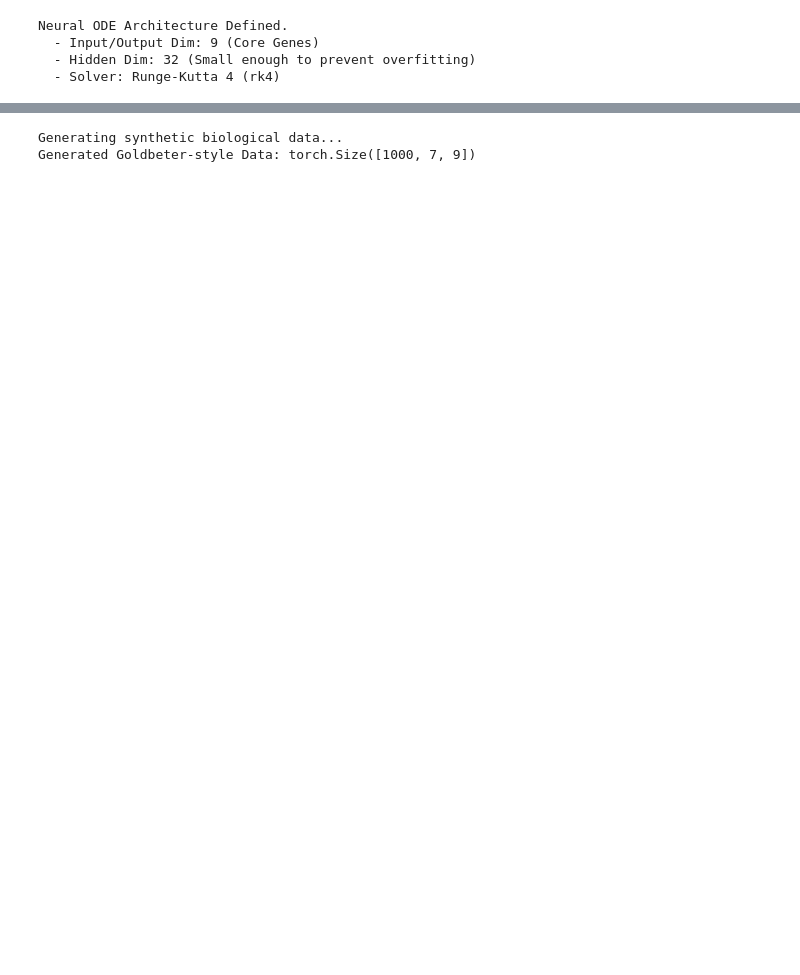
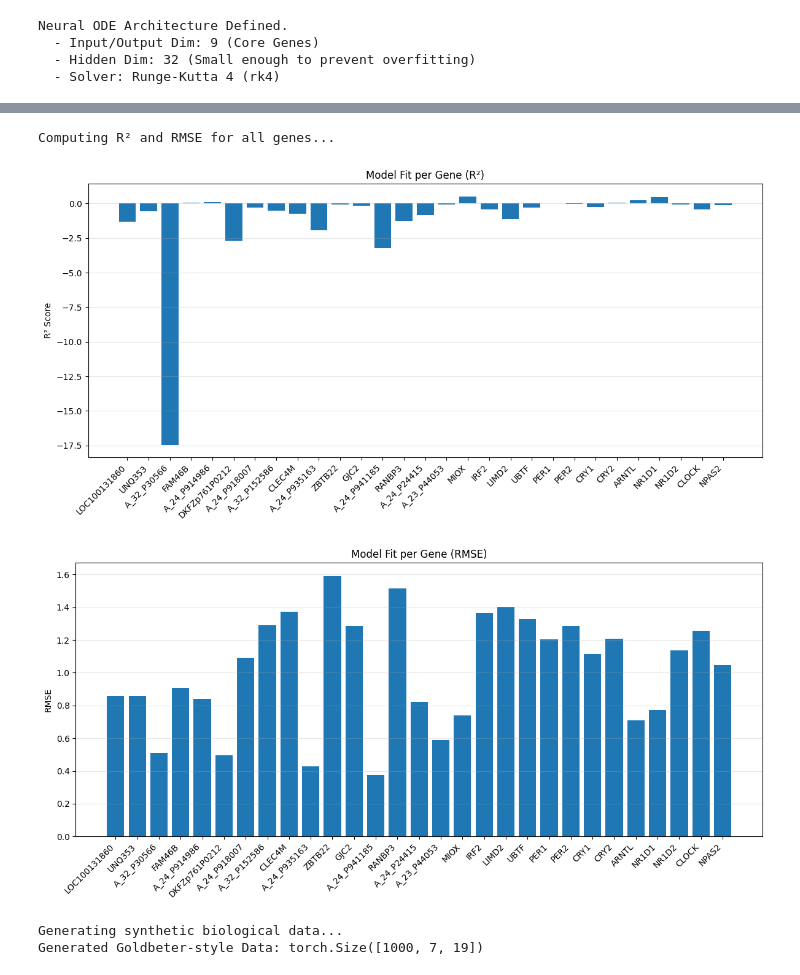
Before and after one commit to skothare/ODE-to-Circadian-Clocks, a Jupyter notebook: models/neural_ode/neuralODE.ipynb, the cells around one changed output, grey strips where cells are left out. Saved outputs shown, nothing was run; the diff lists cells and outputs as text; code cells hidden in the pictures; blank space fills up the shorter version.

```diff
--- a/models/neural_ode/neuralODE.ipynb
+++ b/models/neural_ode/neuralODE.ipynb
@@ -535,6 +885,81 @@ Interpretation:
 - Green Titles: Healthy Clocks. The Red Line should match the Black Dots well.
 - Red Titles: Broken Clocks. If the Red Line (Model) fails to match the Dots,
   it proves that Mistimed Sleep fundamentally alters the clock's physics!
+# %%
+import numpy as np
+from sklearn.metrics import r2_score, mean_squared_error
+
+# -----------------------------------------------------------
+# Compute R² and RMSE for all genes across the FULL test set
+# -----------------------------------------------------------
+
+print("Computing R² and RMSE for all genes...")
+
+t_span_test = torch.linspace(0, 6, 7).to(device)
+
+n_genes = test_data.shape[-1]
+gene_names = available_genes
+
+all_truth = {g: [] for g in range(n_genes)}
+all_pred  = {g: [] for g in range(n_genes)}
+
+model.eval()
+
+with torch.no_grad():
+    for batch_y, batch_mask in test_loader:
+        batch_y = batch_y.to(device)
+
+        # Initial condition
+        y0 = batch_y[:, 0, :]
+
+        # Predict full time series
+        pred_y = model(y0, t_span_test)[0].cpu().numpy()
+        truth_y = batch_y[0].cpu().numpy()
+
+        # Save per-gene values
+        for g in range(n_genes):
+            all_truth[g].extend(list(truth_y[:, g]))
+            all_pred[g].extend(list(pred_y[:, g]))
+
+# Compute metrics
+r2_values = []
+rmse_values = []
+
+for g in range(n_genes):
+    truth = np.array(all_truth[g])
+    pred  = np.array(all_pred[g])
+
+    r2   = r2_score(truth, pred)
+    rmse = np.sqrt(mean_squared_error(truth, pred))
+
+    r2_values.append(r2)
+    rmse_values.append(rmse)
+
+# -----------------------------------------------------------
+# BAR PLOTS
+# -----------------------------------------------------------
+
+plt.figure(figsize=(12, 6))
+plt.bar(gene_names, r2_values)
+plt.xticks(rotation=45, ha="right")
+plt.ylabel("R² Score")
+plt.title("Model Fit per Gene (R²)")
+plt.grid(axis="y", alpha=0.3)
+plt.tight_layout()
+plt.show()
+
+plt.figure(figsize=(12, 6))
+plt.bar(gene_names, rmse_values)
+plt.xticks(rotation=45, ha="right")
+plt.ylabel("RMSE")
+plt.title("Model Fit per Gene (RMSE)")
+plt.grid(axis="y", alpha=0.3)
+plt.tight_layout()
+plt.show()
+# %% [output]
+Computing R² and RMSE for all genes...
+[figure, added]
+[figure, added]
 # %%
 # Cell 8 (v3): Biologically Informed Simulator (Namespace Fixed)
 import numpy as np
@@ -581,7 +1006,7 @@ def generate_biological_clocks(n_samples=1000, n_steps=7):
         traj_3var = scipy_odeint(goldbeter_oscillator, y0, t_span, args=(params,))
 
         # Mapping to 9 Genes
-        traj_9var = np.zeros((n_steps, 9))
+        traj_9var = np.zeros((n_steps, 19))
         norm = lambda x: (x - np.mean(x)) / (np.std(x) + 1e-6)
 
         M_norm = norm(traj_3var[:, 0])
@@ -602,7 +1027,7 @@ synthetic_data = generate_biological_clocks(1000)
 print(f"Generated Goldbeter-style Data: {synthetic_data.shape}")
 # %% [output]
 Generating synthetic biological data...
-Generated Goldbeter-style Data: torch.Size([1000, 7, 9])
+Generated Goldbeter-style Data: torch.Size([1000, 7, 19])
 # %%
 # Cell 9 (v2): Pre-Training on Goldbeter Logic
 print("Phase 1: Pre-training on Biological Equations...")
```
Also changed, not shown: parts of 19 cells of this notebook.
